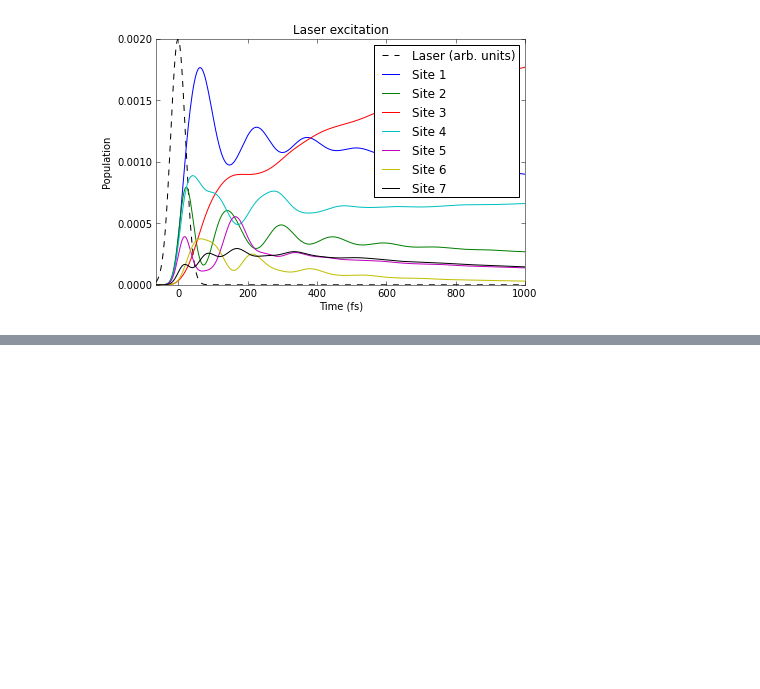
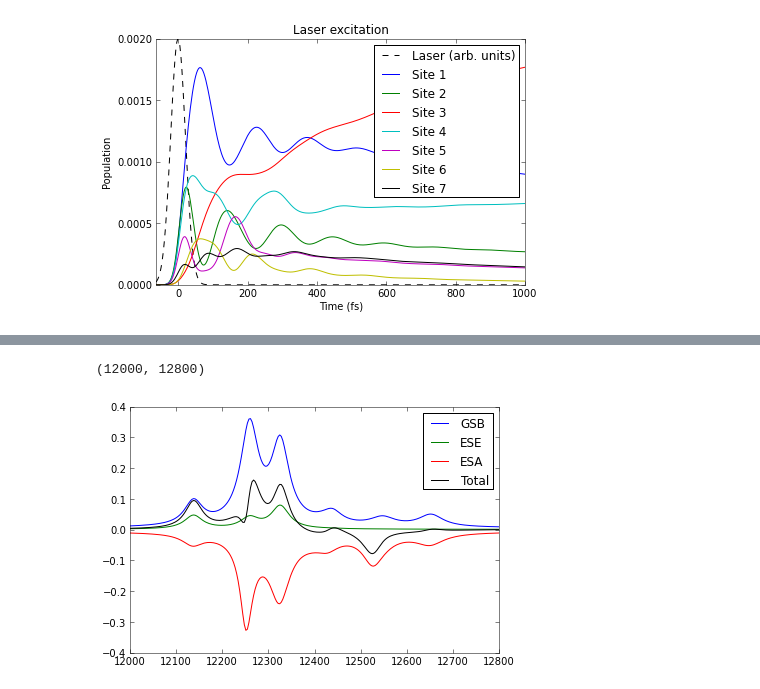
Before and after one commit to whaley-group-berkeley/qspectra, a Jupyter notebook: examples/FMO dynamics with Redfield theory.ipynb, the cells around one changed output, grey strips where cells are left out. Cells and saved outputs as stored; diff of their text form; code cells hidden in the pictures; blank space fills up the shorter version.

```diff
--- a/examples/FMO dynamics with Redfield theory.ipynb
+++ b/examples/FMO dynamics with Redfield theory.ipynb
@@ -75,0 +102,5 @@ legend(np.concatenate([['Laser (arb. units)'], ['Site {}'.format(n) for n in xra
+# %%
+%%time
+X = {}
+for signal in ['GSB', 'ESE', 'ESA']:
+    f, X[signal] = impulsive_probe(dynamical_model, rho[-1], 5000, 'xx', include_signal=signal)
@@ -75,0 +110,10 @@ legend(np.concatenate([['Laser (arb. units)'], ['Site {}'.format(n) for n in xra
+# %%
+plot(f, X['GSB'].real, 'b-')
+plot(f, X['ESE'].real, 'g-')
+plot(f, X['ESA'].real, 'r-')
+plot(f, np.sum(X.values(), 0).real, 'k-')
+legend(['GSB', 'ESE', 'ESA', 'Total'])
+xlim(12000, 12800)
+# %% [output]
+(12000, 12800)
+[figure, added]
```
Also changed, not shown: parts of 8 cells of this notebook, 10 other files.
